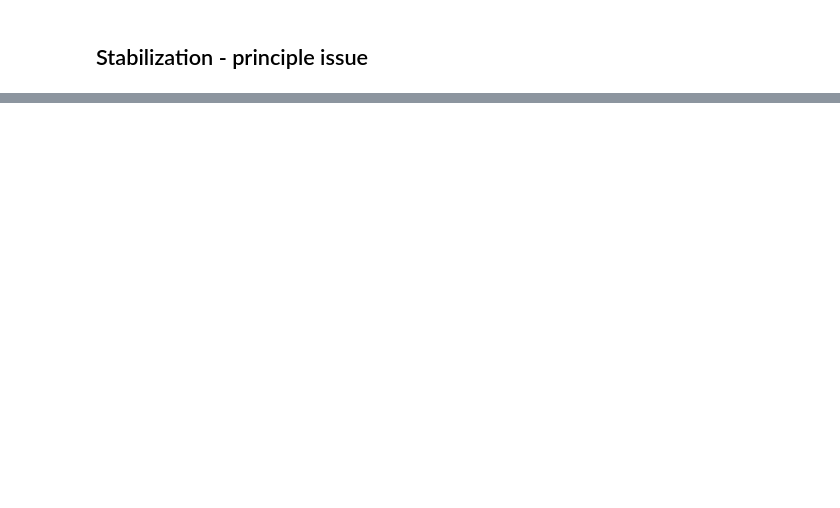
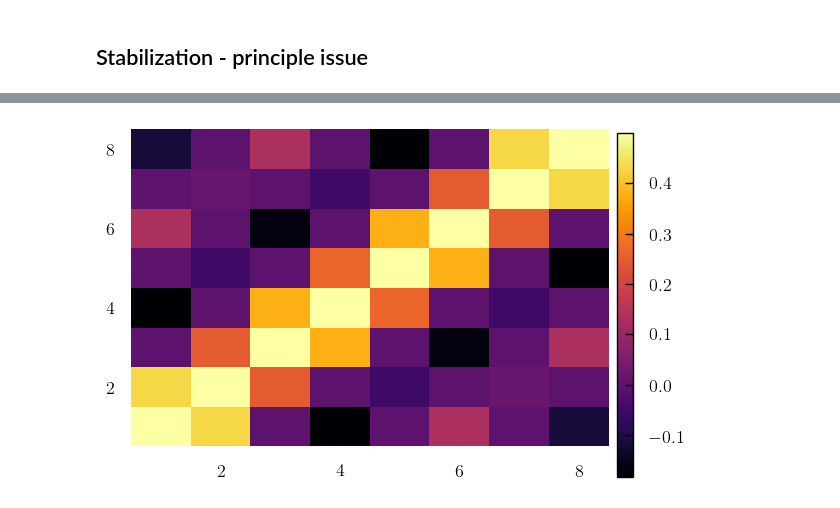
Before and after one commit to carstenbauer/StableDQMC.jl, a Jupyter notebook: notebooks/accuracy.ipynb, the cells around one changed output, grey strips where cells are left out. Saved outputs shown, nothing was run; the diff lists cells and outputs as text; code cells hidden in the pictures; blank space fills up the shorter version.

```diff
--- a/notebooks/accuracy.ipynb
+++ b/notebooks/accuracy.ipynb
@@ -236,0 +209,11 @@ xlims!((0., 400.))
+# %%
+Bbig = BigFloat.(B)
+N = 400
+
+setprecision(1000) do
+    global U_genericsvd, D_genericsvd, X_genericsvd = StableDQMC.calc_product_chain_stabilized(Bbig, N, genericsvd);
+end
+U_qr_udt, D_qr_udt, X_qr_udt = StableDQMC.calc_product_chain_stabilized(B, N, decompose_udt);
+U_gesvd, D_gesvd, X_gesvd = StableDQMC.calc_product_chain_stabilized(B, N, gesvd);
+U_gesdd, D_gesdd, X_gesdd = StableDQMC.calc_product_chain_stabilized(B, N, gesdd);
+U_gesvj, D_gesvj, X_gesvj = StableDQMC.calc_product_chain_stabilized(B, N, gesvj);
@@ -236,0 +249,2 @@ xlims!((0., 400.))
+# %%
+G_qr_udt = StableDQMC.inv_one_plus_udt(U_qr_udt, D_qr_udt, X_qr_udt)
@@ -236,0 +275,4 @@ xlims!((0., 400.))
+# %%
+heatmap(G_qr_udt)
+# %% [output]
+[figure, added]
```
Also changed, not shown: parts of 35 cells of this notebook, 9 other files.
